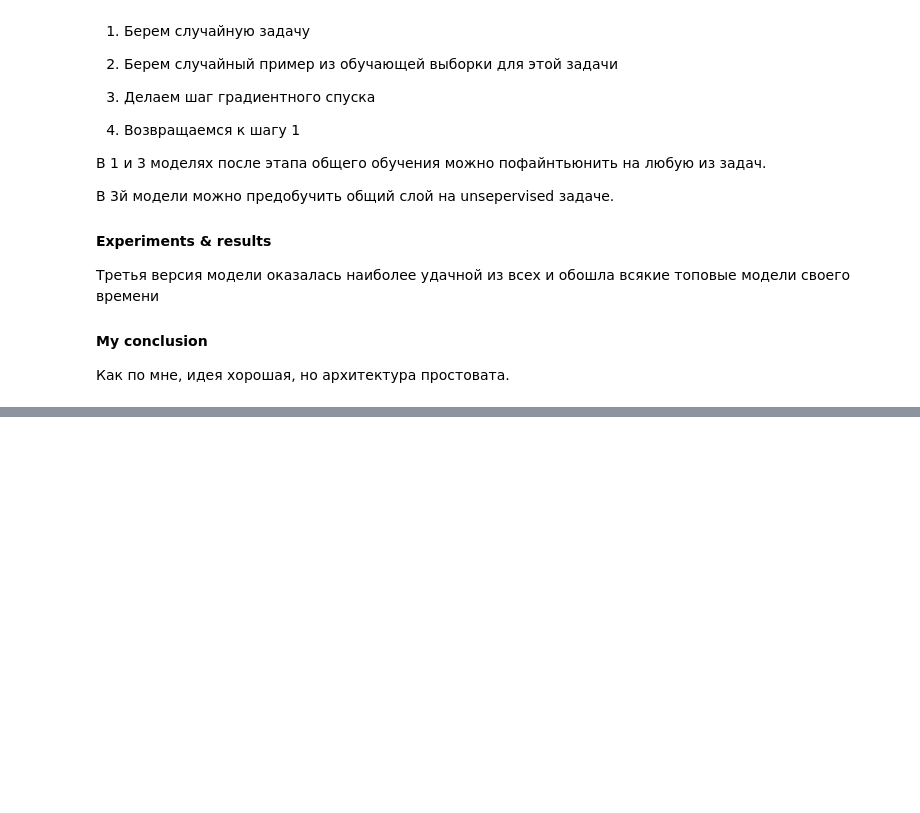
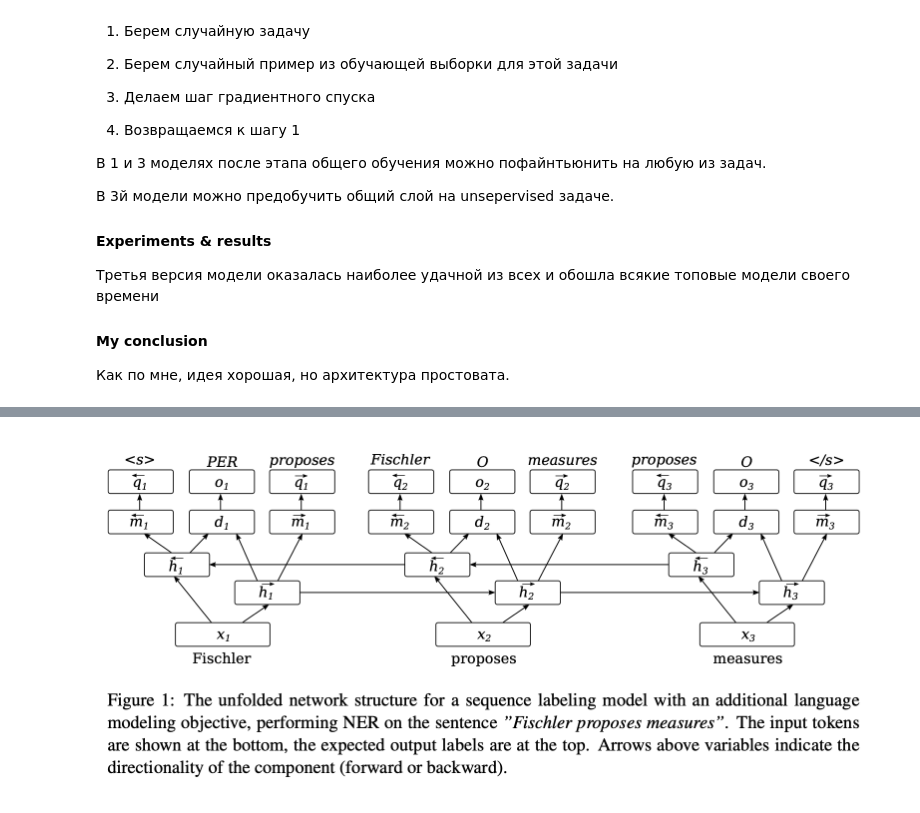
Before and after one commit to DChulok/I-want-to-learn-NLP, a Jupyter notebook: Diary.ipynb, the cells around one changed output, grey strips where cells are left out. Cells and saved outputs as stored; diff of their text form; code cells hidden in the pictures; blank space fills up the shorter version.

```diff
--- a/Diary.ipynb
+++ b/Diary.ipynb
@@ -499,0 +611,4 @@ $$
+# %%
+Image("Images/model3.png")
+# %% [output]
+[figure, added]
```
Also changed, not shown: parts of 21 cells of this notebook, 5 other files.
